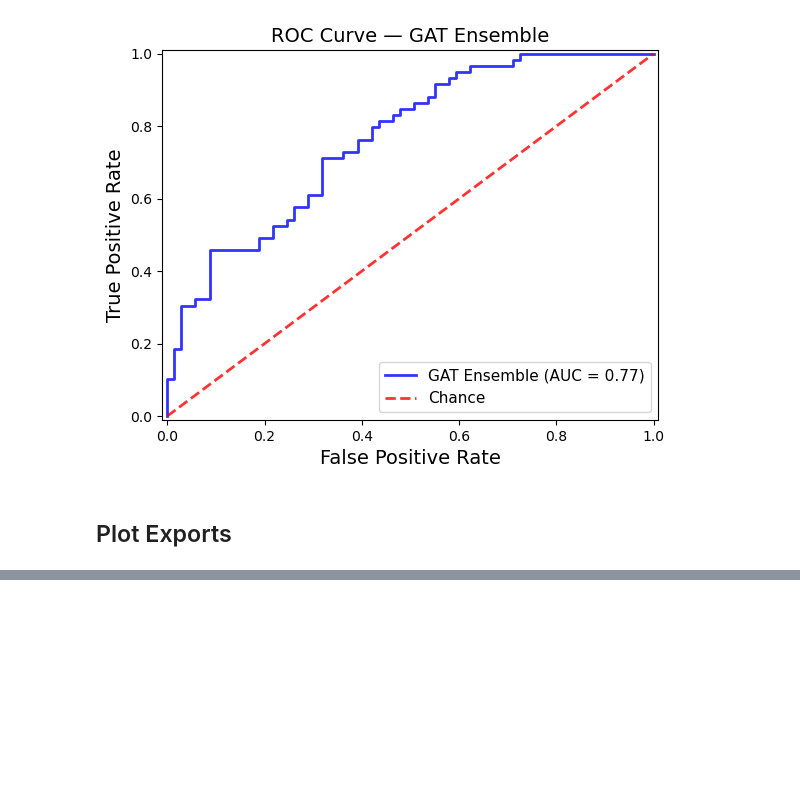
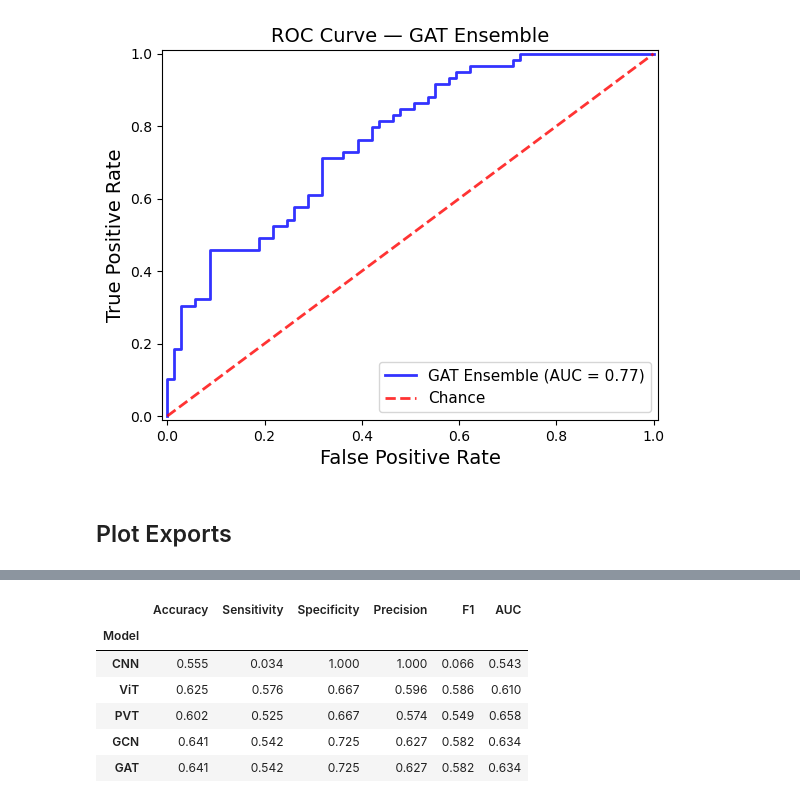
Before and after one commit to BronwynB19/ABIDE-fMRI-GNN, a Jupyter notebook: models.ipynb, the cells around one changed output, grey strips where cells are left out. Cells and saved outputs as stored; diff of their text form; code cells hidden in the pictures; blank space fills up the shorter version.

Commit message:
Renamed notebook file
Renamed from scratch_v5.ipynb to models.ipynb

```diff
--- a/scratch_v5.ipynb
+++ b/models.ipynb
@@ -1076,20 +1089,24 @@ plot_confusion_matrix()
 model_gcn.eval()
 
 y_pred_bin_gcn = []
+y_pred_prob_gcn = []
 y_test_bin_y_axis = []
 
 with torch.no_grad():
     for batch in test_loader:
         batch = batch.to(device)
         out = model_gcn(batch.x, batch.edge_index, batch.edge_attr, batch.batch, batch.covariates)
+        probs = torch.softmax(out, dim=1)[:, 1]
         preds = out.argmax(dim=1)
         y_pred_bin_gcn.append(preds.cpu())
+        y_pred_prob_gcn.append(probs.cpu())
         y_test_bin_y_axis.append(batch.y.cpu())
 
 y_pred_bin_gcn = torch.cat(y_pred_bin_gcn).numpy()
+y_pred_prob_gcn = torch.cat(y_pred_prob_gcn).numpy()
 y_test_bin_y_axis = torch.cat(y_test_bin_y_axis).numpy()
 
-fpr, tpr, threshold = roc_curve(y_test_bin_y_axis, y_pred_bin_gcn)
+fpr, tpr, threshold = roc_curve(y_test_bin_y_axis, y_pred_prob_gcn)
 roc_auc = auc(fpr, tpr)
 
 tn,fp,fn,tp = confusion_matrix(y_test_bin_y_axis,y_pred_bin_gcn).flatten()
@@ -1108,5 +1125,15 @@ print('Specificity: ', specificity)
 print('Precision: ', precision)
 print('F1 Score:', 2*(precision*sensitivity)/(precision+sensitivity))
 print('AUC:', roc_auc)
+
+results_summary.append({
+    'Model': 'GCN',
+    'Accuracy': (tp+tn)/len(y_test_bin_y_axis),
+    'Sensitivity': sensitivity,
+    'Specificity': specificity,
+    'Precision': precision,
+    'F1': 2*(precision*sensitivity)/(precision+sensitivity),
+    'AUC': roc_auc
+})
 # %% [output]
 Results for Across Y - (GCN):
@@ -1233,20 +1260,24 @@ Mean AUC: 0.6264 ± 0.0321
 model_gat.eval()
 
 y_pred_bin_gat = []
+y_pred_prob_gat = []
 y_test_bin_y_axis = []
 
 with torch.no_grad():
     for batch in test_loader:
         batch = batch.to(device)
         out = model_gat(batch.x, batch.edge_index, batch.edge_attr, batch.batch, batch.covariates)
+        probs = torch.softmax(out, dim=1)[:, 1]
         preds = out.argmax(dim=1)
         y_pred_bin_gat.append(preds.cpu())
+        y_pred_prob_gat.append(probs.cpu())
         y_test_bin_y_axis.append(batch.y.cpu())
 
 y_pred_bin_gat = torch.cat(y_pred_bin_gat).numpy()
+y_pred_prob_gat = torch.cat(y_pred_prob_gcn).numpy()
 y_test_bin_y_axis = torch.cat(y_test_bin_y_axis).numpy()
 
-fpr, tpr, threshold = roc_curve(y_test_bin_y_axis, y_pred_bin_gat)
+fpr, tpr, threshold = roc_curve(y_test_bin_y_axis, y_pred_prob_gat)
 roc_auc = auc(fpr, tpr)
 
 tn,fp,fn,tp = confusion_matrix(y_test_bin_y_axis,y_pred_bin_gat).flatten()
@@ -1264,5 +1295,15 @@ print('Specificity: ', specificity)
 print('Precision: ', precision)
 print('F1 Score:', 2*(precision*sensitivity)/(precision+sensitivity))
 print('AUC:', roc_auc)
+
+results_summary.append({
+    'Model': 'GAT',
+    'Accuracy': (tp+tn)/len(y_test_bin_y_axis),
+    'Sensitivity': sensitivity,
+    'Specificity': specificity,
+    'Precision': precision,
+    'F1': 2*(precision*sensitivity)/(precision+sensitivity),
+    'AUC': roc_auc
+})
 # %% [output]
 Results for Across Y - (GAT):
@@ -1774,0 +1815,15 @@ plt.show()
+# %%
+results_summary
+results_df = pd.DataFrame(results_summary).set_index('Model')
+results_df = results_df.round(3)
+display(results_df)   # or print(results_df) if display() isn't available
+
+results_df.to_csv('model_comparison_summary.csv')
+# %% [output]
+|  | Accuracy | Sensitivity | Specificity | Precision | F1 | AUC |
+| Model |  |  |  |  |  |  |
+| CNN | 0.555 | 0.034 | 1.000 | 1.000 | 0.066 | 0.543 |
+| ViT | 0.625 | 0.576 | 0.667 | 0.596 | 0.586 | 0.610 |
+| PVT | 0.602 | 0.525 | 0.667 | 0.574 | 0.549 | 0.658 |
+| GCN | 0.641 | 0.542 | 0.725 | 0.627 | 0.582 | 0.634 |
+| GAT | 0.641 | 0.542 | 0.725 | 0.627 | 0.582 | 0.634 |
```
Also changed, not shown: parts of 26 cells of this notebook, 6 other files.
